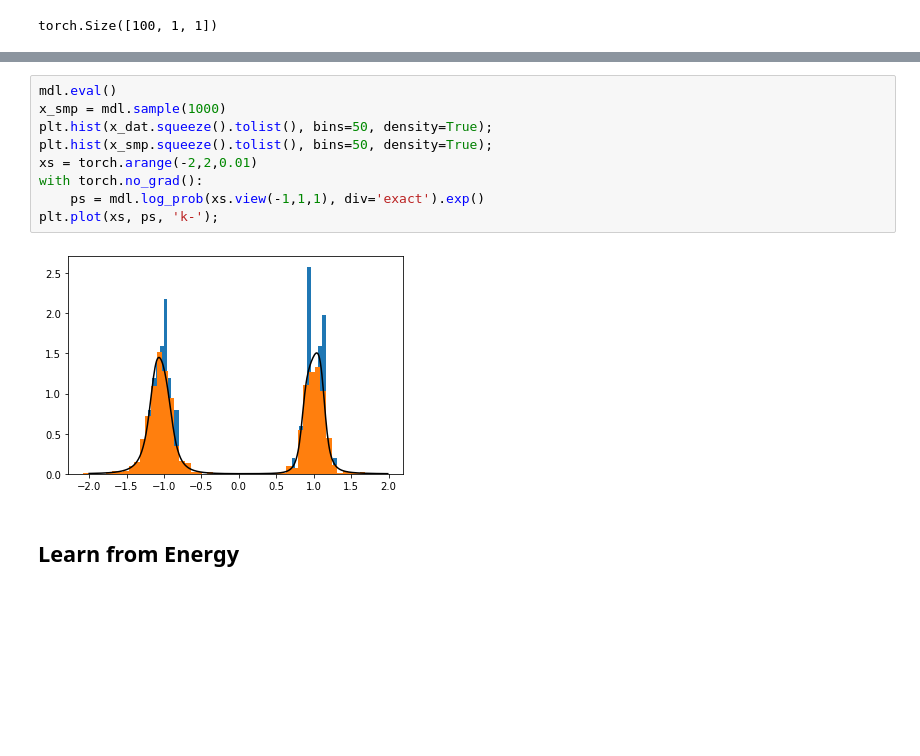
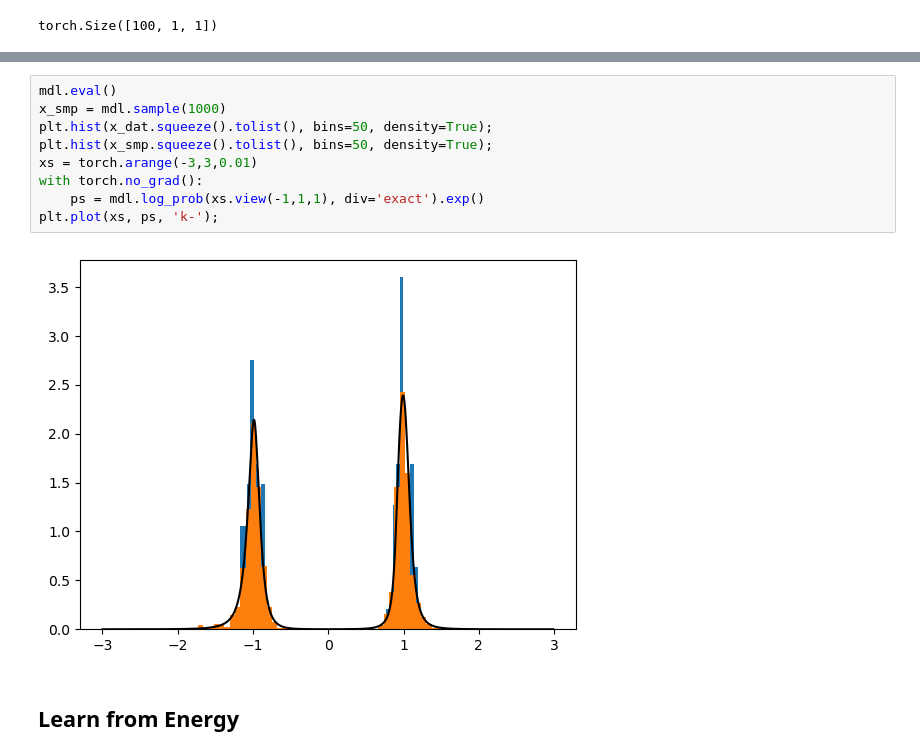
Before and after one commit to EverettYou/RG-flow, a Jupyter notebook: docs/examples.ipynb, the cells around one changed output, grey strips where cells are left out. Cells and saved outputs as stored; diff of their text form; blank space fills up the shorter version.

```diff
--- a/docs/examples.ipynb
+++ b/docs/examples.ipynb
@@ -38,14 +38,14 @@ for _ in range(10):
 # %%
 mdl.eval()
 x_smp = mdl.sample(1000)
 plt.hist(x_dat.squeeze().tolist(), bins=50, density=True);
 plt.hist(x_smp.squeeze().tolist(), bins=50, density=True);
-xs = torch.arange(-2,2,0.01)
+xs = torch.arange(-3,3,0.01)
 with torch.no_grad():
     ps = mdl.log_prob(xs.view(-1,1,1), div='exact').exp()
 plt.plot(xs, ps, 'k-');
 # %% [output]
-[figure, old version]
+[figure, new version]
 # %% [markdown]
 ## Learn from Energy
 # %%
```
Also changed, not shown: parts of 3 cells of this notebook.
